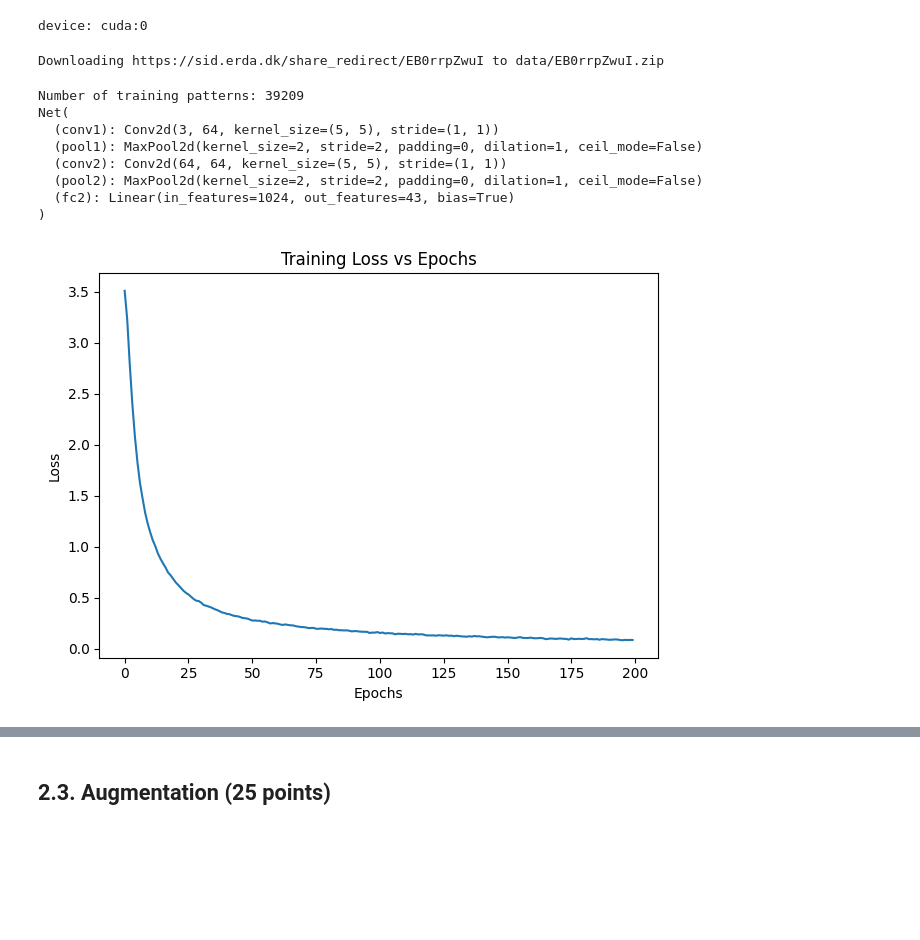
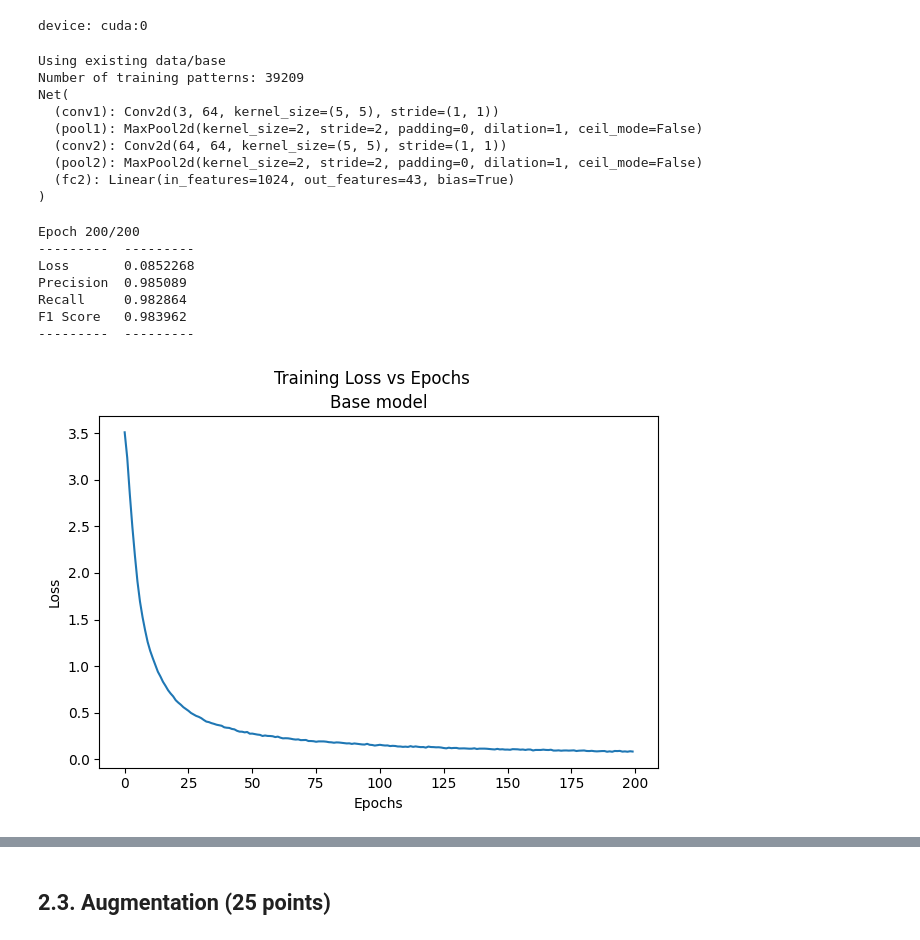
Before and after one commit to henrikdchristensen/DIKU-MLA-A6-Logistic-Regression-and-Convolutional-Neural-Networks, a Jupyter notebook: notebook.ipynb, the cells around one changed output, grey strips where cells are left out. Cells and saved outputs as stored; diff of their text form; code cells hidden in the pictures; blank space fills up the shorter version.

```diff
--- a/notebook.ipynb
+++ b/notebook.ipynb
@@ -257,10 +257,11 @@ Generate input image
 import matplotlib.pyplot as plt
 
 text = "ML"
+image_path = f'images/{text}.jpg'
 ax = plt.subplot()
 ax.axis('off')
 plt.text(0.5, 0.5, text, size=200, ha="center", va="center")
-plt.savefig(f'images/{text}.jpg')
+plt.savefig(image_path)
 # %% [output]
 [figure]
 # %% [markdown]
@@ -344,6 +346,5 @@ You should get the following output when you print your model:
 # %%
 import os
-import torchvision
 from torchvision import datasets, transforms
 from torch.utils.data.dataset import Dataset
 from torchvision.datasets.utils import download_url, extract_archive
@@ -351,7 +352,7 @@ from torchvision.datasets.utils import download_url, extract_archive
 class GTSRBTrafficSigns(Dataset):
   """ GTSRB data set """
 
-  def __init__(self, root = './', url = 'https://sid.erda.dk/share_redirect/EB0rrpZwuI', filename='EB0rrpZwuI.zip', train=True, crop_size=28, rotation=False):
+  def __init__(self, root = './', url = 'https://sid.erda.dk/share_redirect/EB0rrpZwuI', filename='EB0rrpZwuI.zip', train=True, crop_size=28, rotation=False, folder=''):
     """
     Parameters:
     root: str
@@ -365,19 +366,18 @@ class GTSRBTrafficSigns(Dataset):
     crop_size: int
         Height and width of the input image
     """
-    self.img_height  = 32
-    self.img_width   = self.img_height
+    self.img_height = 32
+    self.img_width = self.img_height
     self.img_height_crop = crop_size
-    self.img_width_crop  = self.img_height_crop
-    self.rotation = rotation # HC: added
+    self.img_width_crop = self.img_height_crop
+    self.rotation = rotation
 
     self.train = train
 
-    # HC: changed
+    # HC: Change the folder structure to handle multiple augumentation runs
     folder_type = 'train' if self.train else 'test'
-    rotation_folder = 'rotated' if self.rotation else 'not_rotated'
     archive = os.path.join(root, filename)
-    self.data_folder = os.path.join(root, rotation_folder)
+    self.data_folder = os.path.join(root, folder)
     dataset_folder = os.path.join(self.data_folder, 'GTSRB', folder_type)
 
     # Download the archive if not present
@@ -400,7 +400,7 @@ class GTSRBTrafficSigns(Dataset):
         image = transforms.RandomAffine((-5,5))(image)
         image = transforms.RandomCrop((self.img_width_crop, self.img_height_crop))(image)
         image = transforms.ColorJitter(0.8, contrast = 0.4)(image)
-        if self.rotation: # HC: added
+        if self.rotation: # HC: If true, then rotation augumentation will be used
           image = transforms.RandomRotation(15)(image)
         if label in [11, 12, 13, 17, 18, 26, 30, 35]:
           image = transforms.RandomHorizontalFlip(p=0.5)(image)
@@ -525,21 +591,21 @@ device: cuda:0
 # %%
-dataset_train, generator_train = load_data(batch_size, rotation=False)
-#show_sample_images(generator_train)
+# Load the data
+dataset_train_base, generator_train_base = load_data(batch_size, folder='base')
 
-net = Net().to(device)
-print(net)
+net_base = Net().to(device)
+print(net_base)
 
 # Continue training the model, starting from the weights of the previous model
 cont = False
 if cont:
-    net.load_state_dict(torch.load('models/traffic_simple'))
+    net_base.load_state_dict(torch.load('models/traffic_base'))
 # %% [output]
-Downloading https://sid.erda.dk/share_redirect/EB0rrpZwuI to data/EB0rrpZwuI.zip
+Using existing data/base
+Number of training patterns: 39209
+Net(
+  (conv1): Conv2d(3, 64, kernel_size=(5, 5), stride=(1, 1))
+  (pool1): MaxPool2d(kernel_size=2, stride=2, padding=0, dilation=1, ceil_mode=False)
+  (conv2): Conv2d(64, 64, kernel_size=(5, 5), stride=(1, 1))
+  (pool2): MaxPool2d(kernel_size=2, stride=2, padding=0, dilation=1, ceil_mode=False)
+  (fc2): Linear(in_features=1024, out_features=43, bias=True)
+)
-Number of training patterns: 39209
-Net(
-  (conv1): Conv2d(3, 64, kernel_size=(5, 5), stride=(1, 1))
-  (pool1): MaxPool2d(kernel_size=2, stride=2, padding=0, dilation=1, ceil_mode=False)
-  (conv2): Conv2d(64, 64, kernel_size=(5, 5), stride=(1, 1))
-  (pool2): MaxPool2d(kernel_size=2, stride=2, padding=0, dilation=1, ceil_mode=False)
-  (fc2): Linear(in_features=1024, out_features=43, bias=True)
-)
@@ -548,13 +612,15 @@ loss_train = train_model(net, generator_train)
 # %%
-# Save the model
-torch.save(net.state_dict(), 'models/traffic_simple')
+# Train the model
+loss_train_base = train_model(net_base, generator_train_base, title='Base model')
+
+# Save the model to file
+torch.save(net_base.state_dict(), 'models/traffic_base')
+# %% [output]
+Epoch 200/200
+---------  ---------
+Loss       0.0852268
+Precision  0.985089
+Recall     0.982864
+F1 Score   0.983962
+---------  ---------
+[figure, added]
-# %%
-# HC: Plot the training loss vs epochs
-plt.plot(loss_train)
-plt.xlabel('Epochs')
-plt.ylabel('Loss')
-plt.title('Training Loss vs Epochs')
-plt.tight_layout()
-plt.show()
-# %% [output]
-[figure, removed]
```
Also changed, not shown: parts of 26 cells of this notebook, 10 other files.
